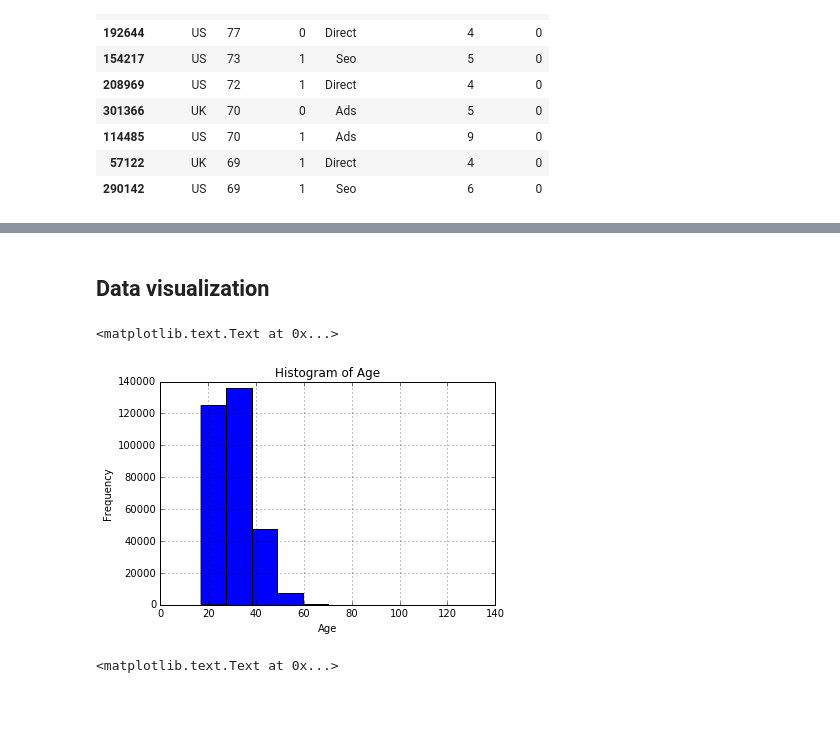
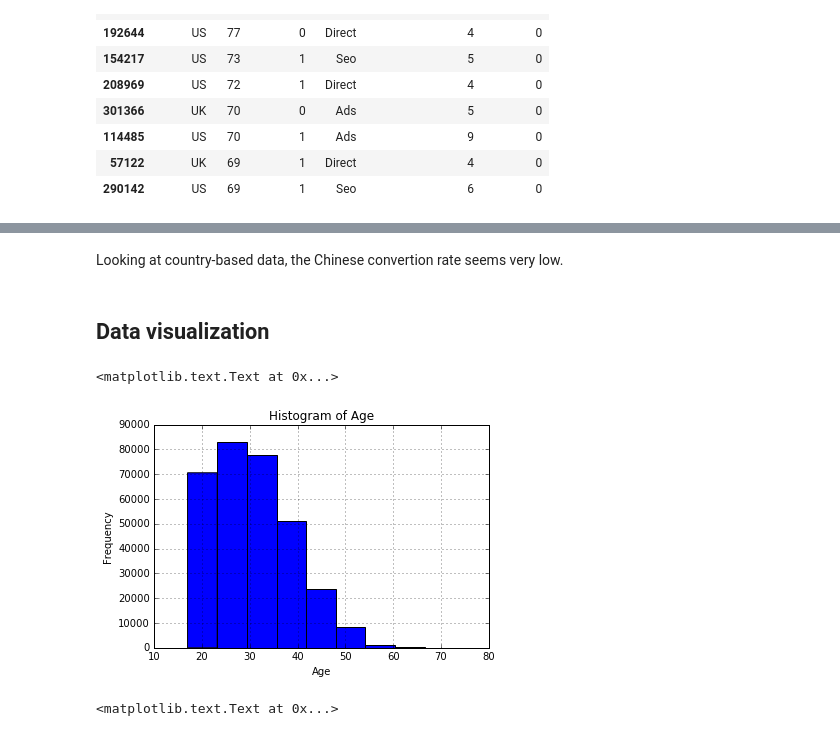
Before and after one commit to YoloData-You-Only-Learn-Once/cgaray, a Jupyter notebook: Q1_cgaray.ipynb, the cells around one changed output, grey strips where cells are left out. Saved outputs shown, nothing was run; the diff lists cells and outputs as text; code cells hidden in the pictures; blank space fills up the shorter version.

```diff
--- a/Q1_cgaray.ipynb
+++ b/Q1_cgaray.ipynb
@@ -64,0 +88,3 @@ no null values
+# %%
+data_cleaned = data_original[data_original['age'] < 100]
+len(data_cleaned)
@@ -74,13 +129,15 @@ Seems to be a clear relationship between total_pages visited and converted. Also
+# %% [markdown]
+Looking at country-based data, the Chinese convertion rate seems very low.
 # %% [markdown]
 ## Data visualization
 # %%
 %matplotlib inline
 # %%
-data_original['age'].hist()
+data_cleaned['age'].hist()
 plt.title('Histogram of Age')
 plt.xlabel('Age')
 plt.ylabel('Frequency')
 # %% [output]
 <matplotlib.text.Text at 0x...>
-[figure, old version]
+[figure, new version]
 # %%
```
Also changed, not shown: parts of 39 cells of this notebook.
